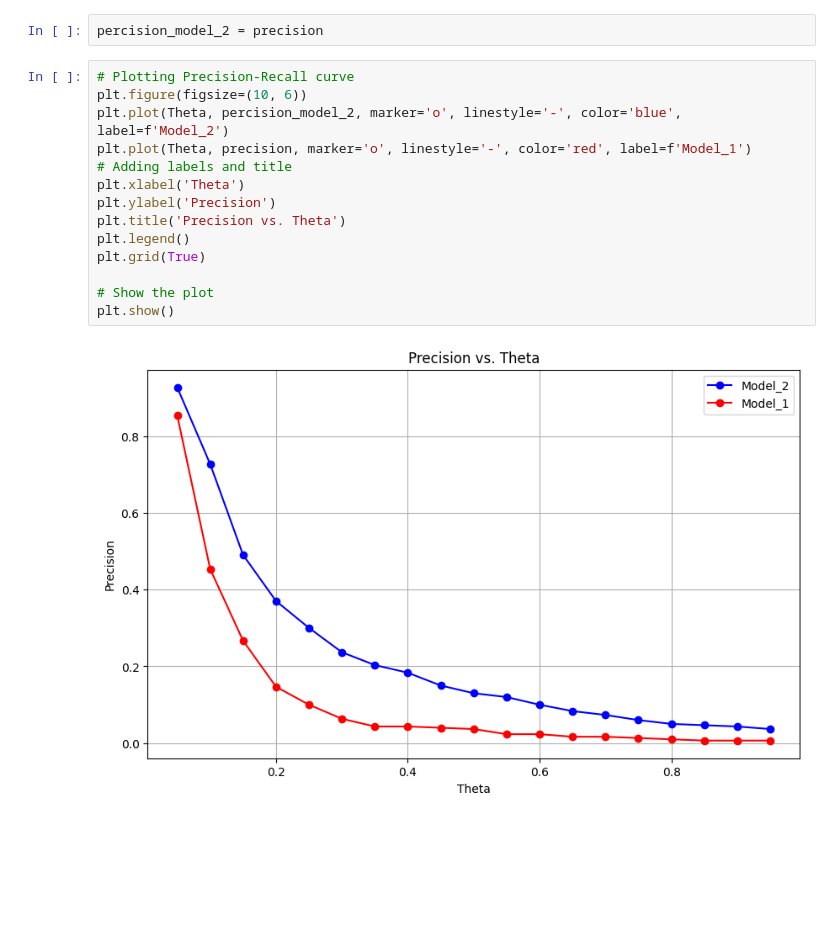
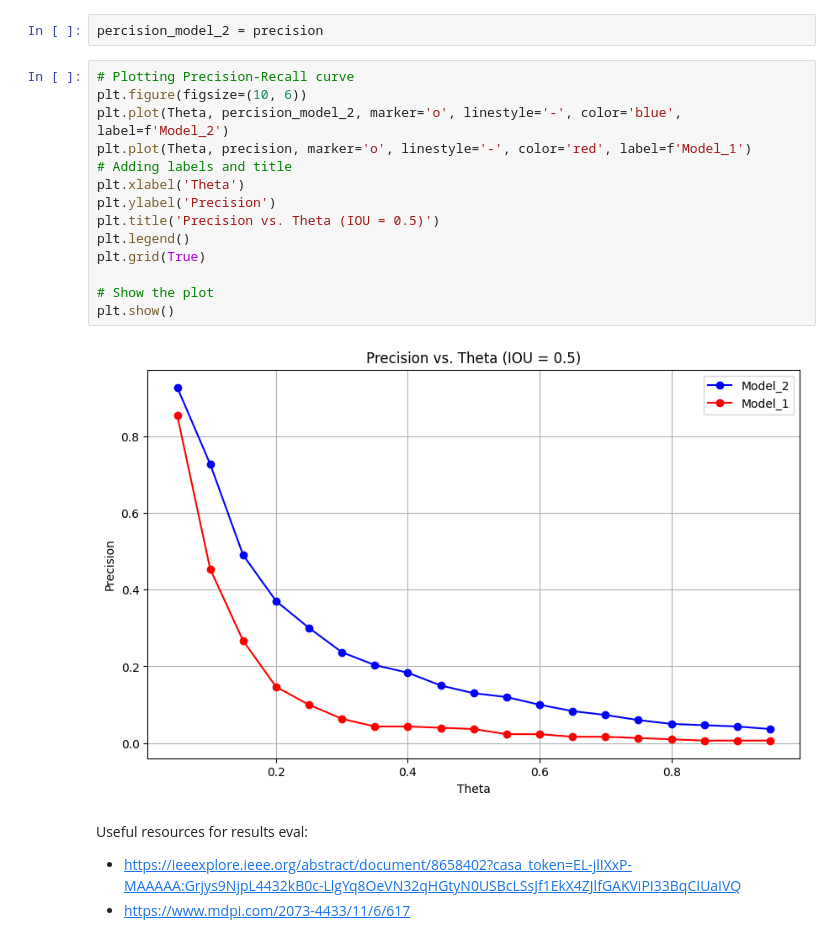
Before and after one commit to arshchawla21/Hurricane_RNN_Forecasting, a Jupyter notebook: notebooks/model_evaluation.ipynb, the cells around one changed output. Saved outputs shown, nothing was run; the diff lists cells and outputs as text; blank space fills up the shorter version.

```diff
--- a/notebooks/model_evaluation.ipynb
+++ b/notebooks/model_evaluation.ipynb
@@ -505,16 +505,20 @@ percision_model_2 = precision
 # %%
 # Plotting Precision-Recall curve
 plt.figure(figsize=(10, 6))
 plt.plot(Theta, percision_model_2, marker='o', linestyle='-', color='blue', label=f'Model_2')
 plt.plot(Theta, precision, marker='o', linestyle='-', color='red', label=f'Model_1')
 # Adding labels and title
 plt.xlabel('Theta')
 plt.ylabel('Precision')
-plt.title('Precision vs. Theta')
+plt.title('Precision vs. Theta (IOU = 0.5)')
 plt.legend()
 plt.grid(True)
 
 # Show the plot
 plt.show()
 # %% [output]
-[figure, old version]
+[figure, new version]
+# %% [markdown]
+Useful resources for results eval:
+- https://ieeexplore.ieee.org/abstract/document/8658402?casa_token=EL-jlIXxP-MAAAAA:Grjys9NjpL4432kB0c-LlgYq8OeVN32qHGtyN0USBcLSsJf1EkX4ZJlfGAKViPI33BqCIUaIVQ
+- https://www.mdpi.com/2073-4433/11/6/617
```
Also changed, not shown: parts of 1 cell of this notebook.
